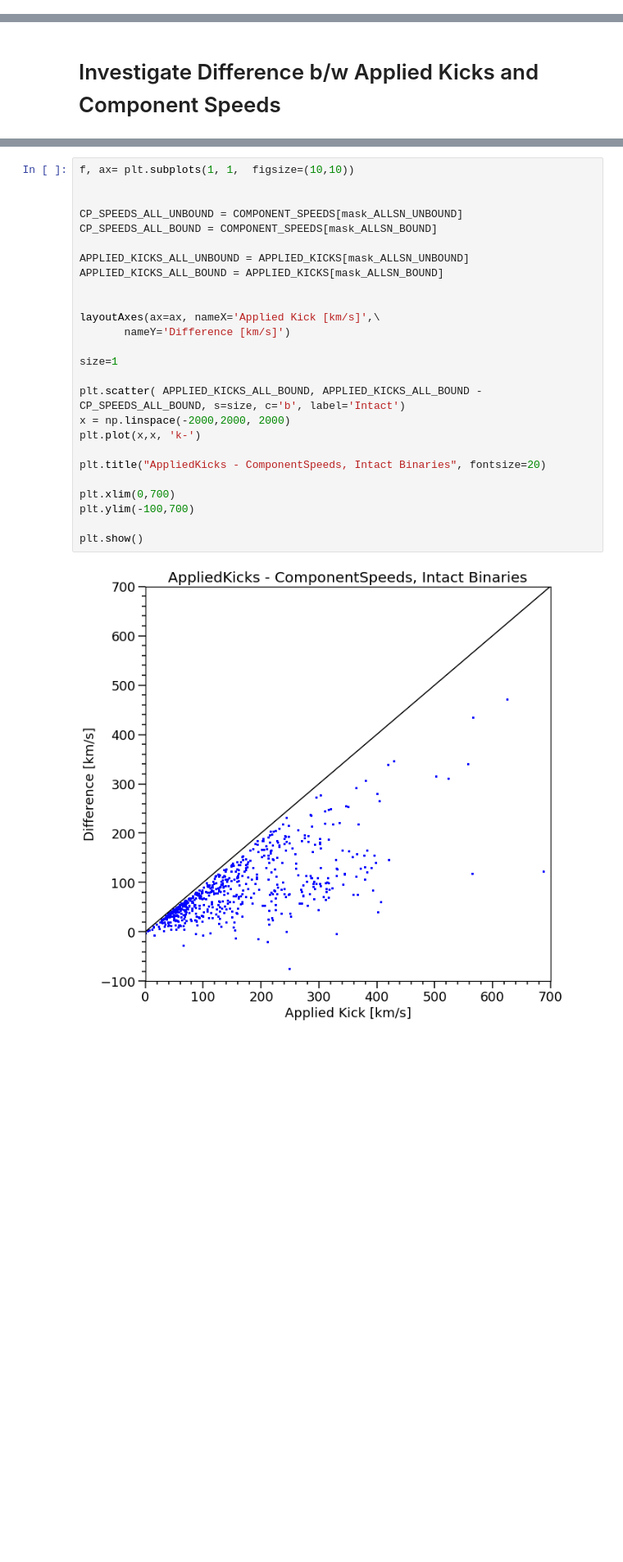
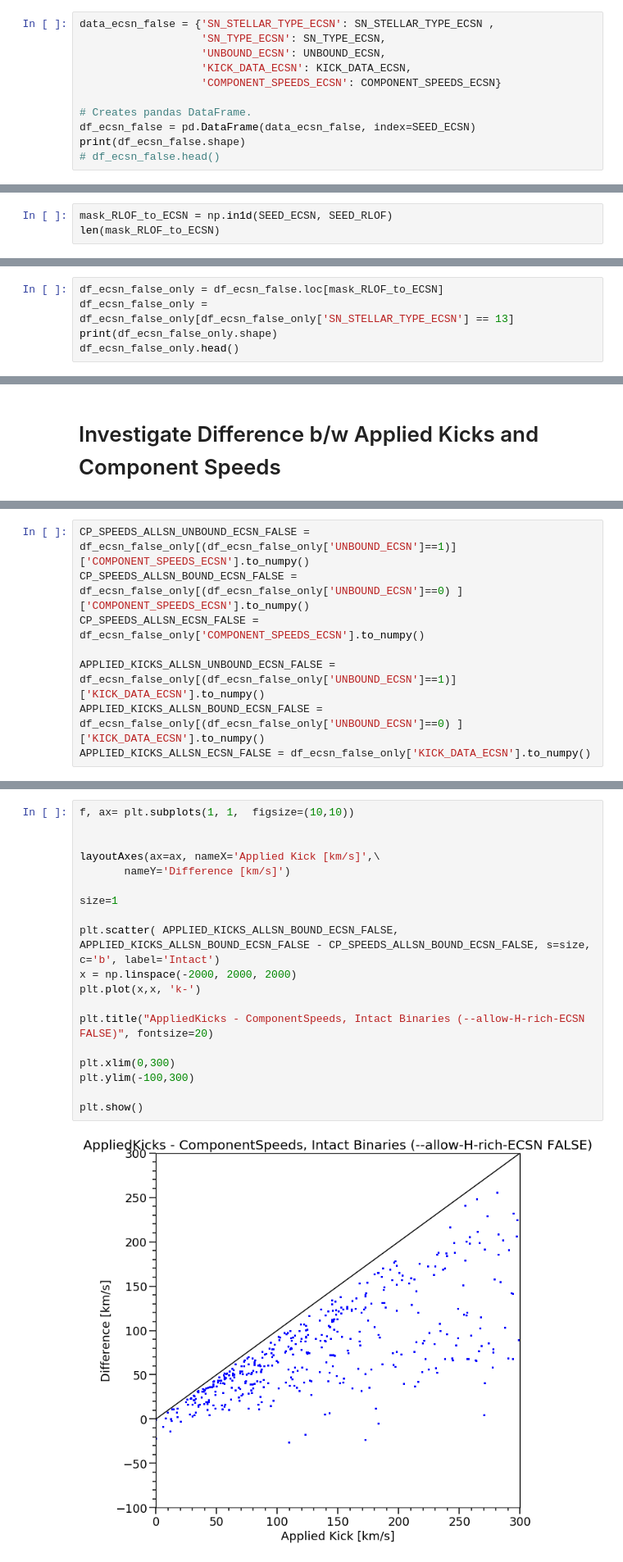
Before and after one commit to veome22/supernova_remnant_prescription, a Jupyter notebook: FRONTERA_kick_dist_plots_compas_BSE.ipynb, the cells around one changed output, grey strips where cells are left out. Shown at 82% size. Cells and saved outputs as stored; diff of their text form; blank space fills up the shorter version.

```diff
--- a/FRONTERA_kick_dist_plots_compas_BSE.ipynb
+++ b/FRONTERA_kick_dist_plots_compas_BSE.ipynb
@@ -433,0 +454,11 @@ BSE_mask_ALLSN_NS_ECSN = ((BSE_SN_STELLAR_TYPE_ECSN ==13)) # select unbound NSs,
+# %%
+data_ecsn_false = {'SN_STELLAR_TYPE_ECSN': SN_STELLAR_TYPE_ECSN ,
+                   'SN_TYPE_ECSN': SN_TYPE_ECSN,
+                   'UNBOUND_ECSN': UNBOUND_ECSN,
+                   'KICK_DATA_ECSN': KICK_DATA_ECSN,
+                   'COMPONENT_SPEEDS_ECSN': COMPONENT_SPEEDS_ECSN}
+
+# Creates pandas DataFrame.
+df_ecsn_false = pd.DataFrame(data_ecsn_false, index=SEED_ECSN)
+print(df_ecsn_false.shape)
+# df_ecsn_false.head()
@@ -433,0 +467,3 @@ BSE_mask_ALLSN_NS_ECSN = ((BSE_SN_STELLAR_TYPE_ECSN ==13)) # select unbound NSs,
+# %%
+mask_RLOF_to_ECSN = np.in1d(SEED_ECSN, SEED_RLOF)
+len(mask_RLOF_to_ECSN)
@@ -433,0 +472,5 @@ BSE_mask_ALLSN_NS_ECSN = ((BSE_SN_STELLAR_TYPE_ECSN ==13)) # select unbound NSs,
+# %%
+df_ecsn_false_only = df_ecsn_false.loc[mask_RLOF_to_ECSN]
+df_ecsn_false_only = df_ecsn_false_only[df_ecsn_false_only['SN_STELLAR_TYPE_ECSN'] == 13]
+print(df_ecsn_false_only.shape)
+df_ecsn_false_only.head()
@@ -566,2 +623,10 @@ Disrupted Binaries : 356018 (93.7%)
+# %%
+CP_SPEEDS_ALLSN_UNBOUND_ECSN_FALSE = df_ecsn_false_only[(df_ecsn_false_only['UNBOUND_ECSN']==1)]['COMPONENT_SPEEDS_ECSN'].to_numpy()
+CP_SPEEDS_ALLSN_BOUND_ECSN_FALSE = df_ecsn_false_only[(df_ecsn_false_only['UNBOUND_ECSN']==0) ]['COMPONENT_SPEEDS_ECSN'].to_numpy()
+CP_SPEEDS_ALLSN_ECSN_FALSE = df_ecsn_false_only['COMPONENT_SPEEDS_ECSN'].to_numpy()
+
+APPLIED_KICKS_ALLSN_UNBOUND_ECSN_FALSE = df_ecsn_false_only[(df_ecsn_false_only['UNBOUND_ECSN']==1)]['KICK_DATA_ECSN'].to_numpy()
+APPLIED_KICKS_ALLSN_BOUND_ECSN_FALSE = df_ecsn_false_only[(df_ecsn_false_only['UNBOUND_ECSN']==0) ]['KICK_DATA_ECSN'].to_numpy()
+APPLIED_KICKS_ALLSN_ECSN_FALSE = df_ecsn_false_only['KICK_DATA_ECSN'].to_numpy()
 # %%
 # number of intact binaries with componentspeeds higher than kicks
@@ -633,31 +679,24 @@ plt.show()
 # %%
 f, ax= plt.subplots(1, 1,  figsize=(10,10))
-
-
-CP_SPEEDS_ALL_UNBOUND = COMPONENT_SPEEDS[mask_ALLSN_UNBOUND]
-CP_SPEEDS_ALL_BOUND = COMPONENT_SPEEDS[mask_ALLSN_BOUND]
-
-APPLIED_KICKS_ALL_UNBOUND = APPLIED_KICKS[mask_ALLSN_UNBOUND]
-APPLIED_KICKS_ALL_BOUND = APPLIED_KICKS[mask_ALLSN_BOUND]
 
 
 layoutAxes(ax=ax, nameX='Applied Kick [km/s]',\
        nameY='Difference [km/s]')
 
 size=1
 
-plt.scatter( APPLIED_KICKS_ALL_BOUND, APPLIED_KICKS_ALL_BOUND - CP_SPEEDS_ALL_BOUND, s=size, c='b', label='Intact')
-x = np.linspace(-2000,2000, 2000)
+plt.scatter( APPLIED_KICKS_ALLSN_BOUND_ECSN_FALSE, APPLIED_KICKS_ALLSN_BOUND_ECSN_FALSE - CP_SPEEDS_ALLSN_BOUND_ECSN_FALSE, s=size, c='b', label='Intact')
+x = np.linspace(-2000, 2000, 2000)
 plt.plot(x,x, 'k-')
 
-plt.title("AppliedKicks - ComponentSpeeds, Intact Binaries", fontsize=20)
+plt.title("AppliedKicks - ComponentSpeeds, Intact Binaries (--allow-H-rich-ECSN FALSE)", fontsize=20)
 
-plt.xlim(0,700)
-plt.ylim(-100,700)
+plt.xlim(0,300)
+plt.ylim(-100,300)
 
 plt.show()
 # %% [output]
-[figure, old version]
+[figure, new version]
 # %%
 f, ax= plt.subplots(1, 1,  figsize=(10,10))
 
```
Also changed, not shown: parts of 36 cells of this notebook.
